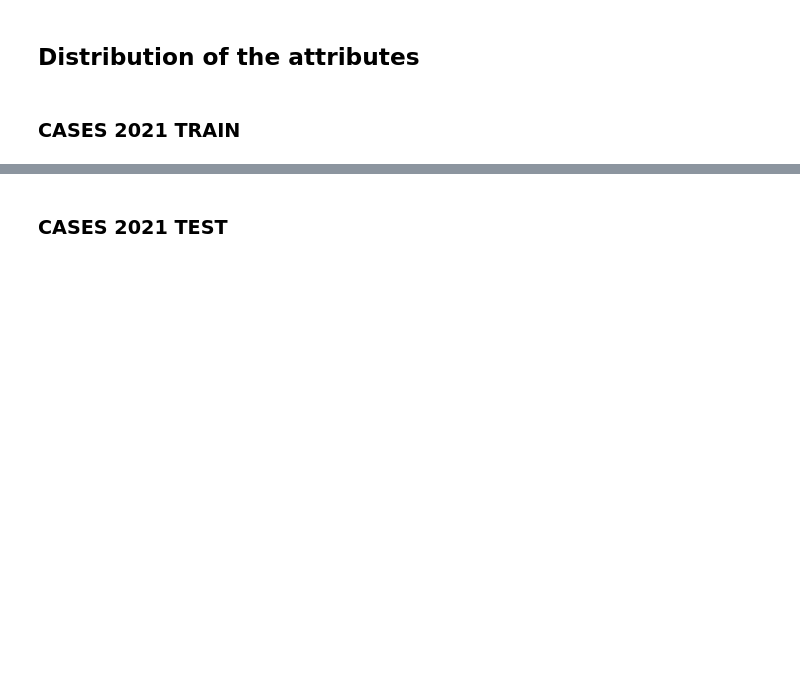
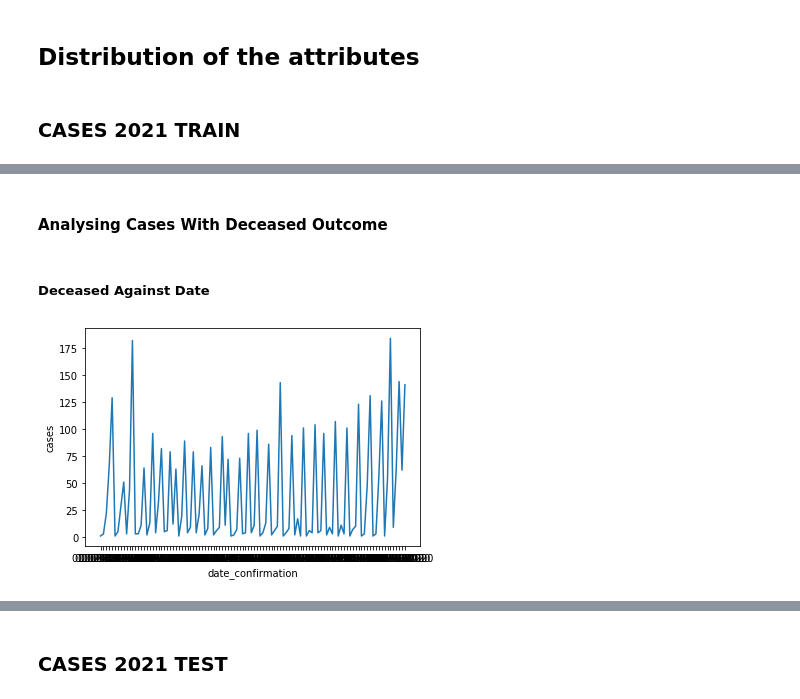
Before and after one commit to HarryPreet/data-mining-459, a Jupyter notebook: milestone1/code/src/eda.ipynb, the cells around one changed output, grey strips where cells are left out. Drawn from its saved outputs; the diff is of its cells as text; code cells hidden in the pictures; blank space fills up the shorter version.

```diff
--- a/milestone1/code/src/eda.ipynb
+++ b/milestone1/code/src/eda.ipynb
@@ -96,0 +137,10 @@ by_day
+# %% [markdown]
+#### Analysing Cases With Deceased Outcome
+# %% [markdown]
+##### Deceased Against Date
+# %%
+cases_train_dec= cases_train.loc[cases_train['outcome_group'] =='deceased']
+date = cases_train_dec.groupby('date_confirmation').size().to_frame('cases')
+p = sns.lineplot(x="date_confirmation",y="cases",data = date)
+# %% [output]
+[figure, added]
```
Also changed, not shown: parts of 33 cells of this notebook.
